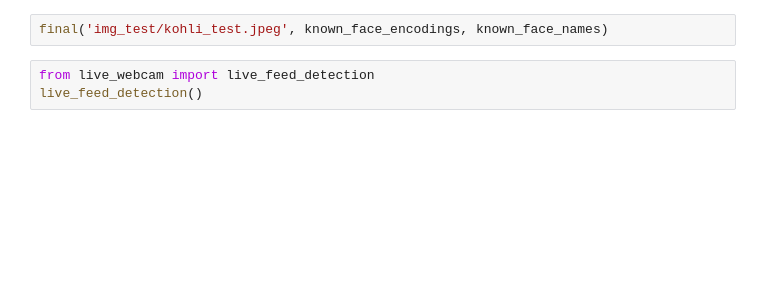
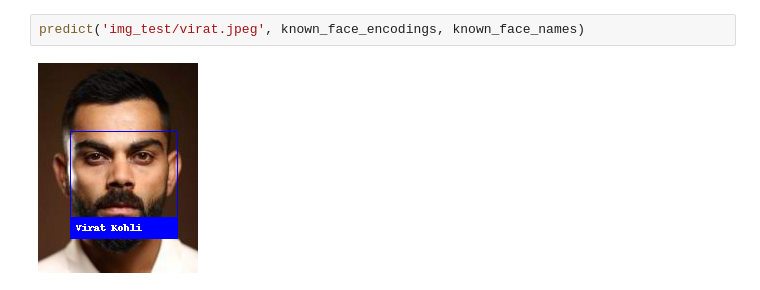
Before and after one commit to AviralDhingra/face_recognition, a Jupyter notebook: face_recognition.ipynb, the cells around one changed output. Cells and saved outputs as stored; diff of their text form; blank space fills up the shorter version.

```diff
--- a/face_recognition.ipynb
+++ b/face_recognition.ipynb
@@ -17,5 +38,4 @@ final('img_test/0_obama and biden.jpg', known_face_encodings, known_face_names)
 # %%
-final('img_test/kohli_test.jpeg', known_face_encodings, known_face_names)
+predict('img_test/virat.jpeg', known_face_encodings, known_face_names)
+# %% [output]
+[figure, added]
-# %%
-from live_webcam import live_feed_detection
-live_feed_detection()
```
Also changed, not shown: parts of 4 cells of this notebook, 18 other files.
